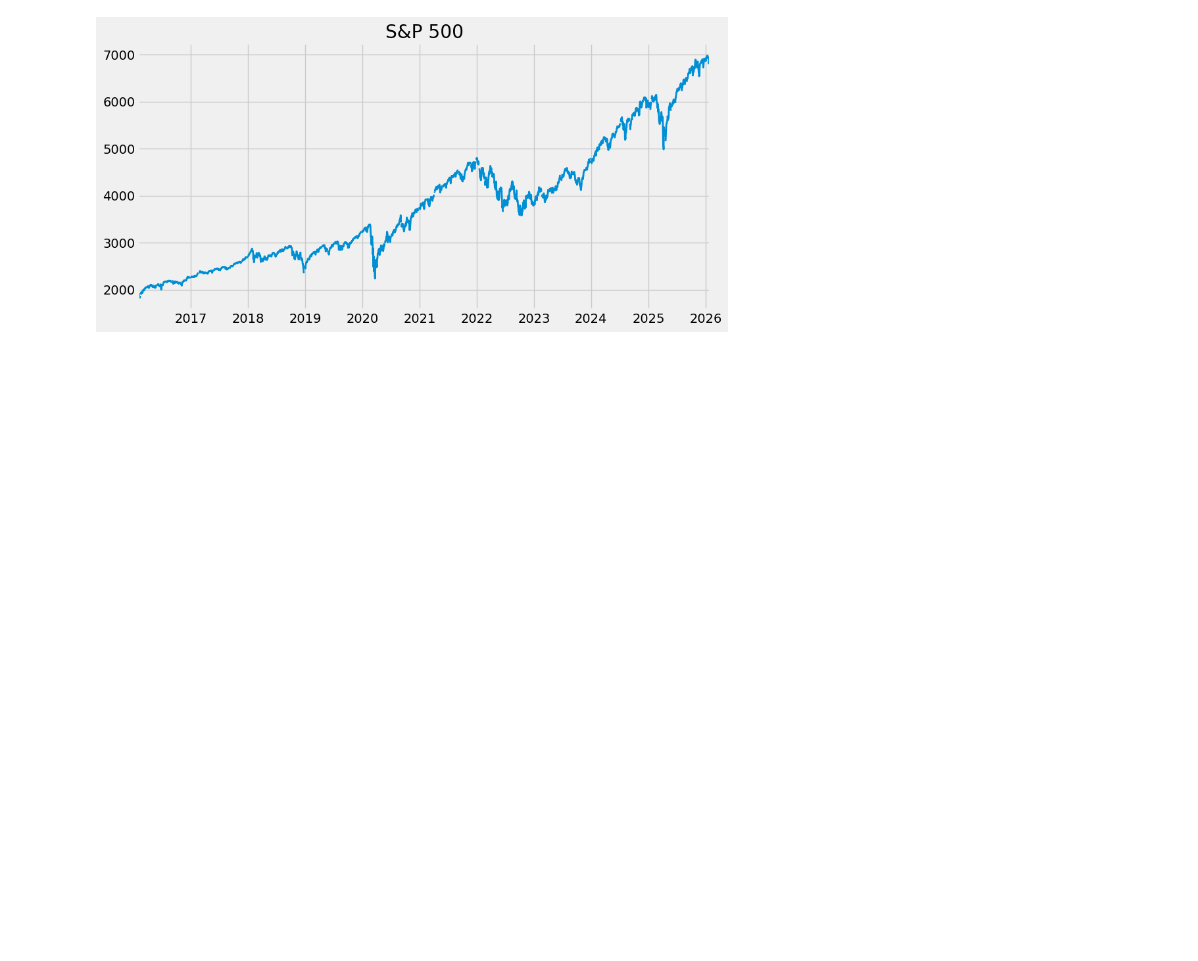
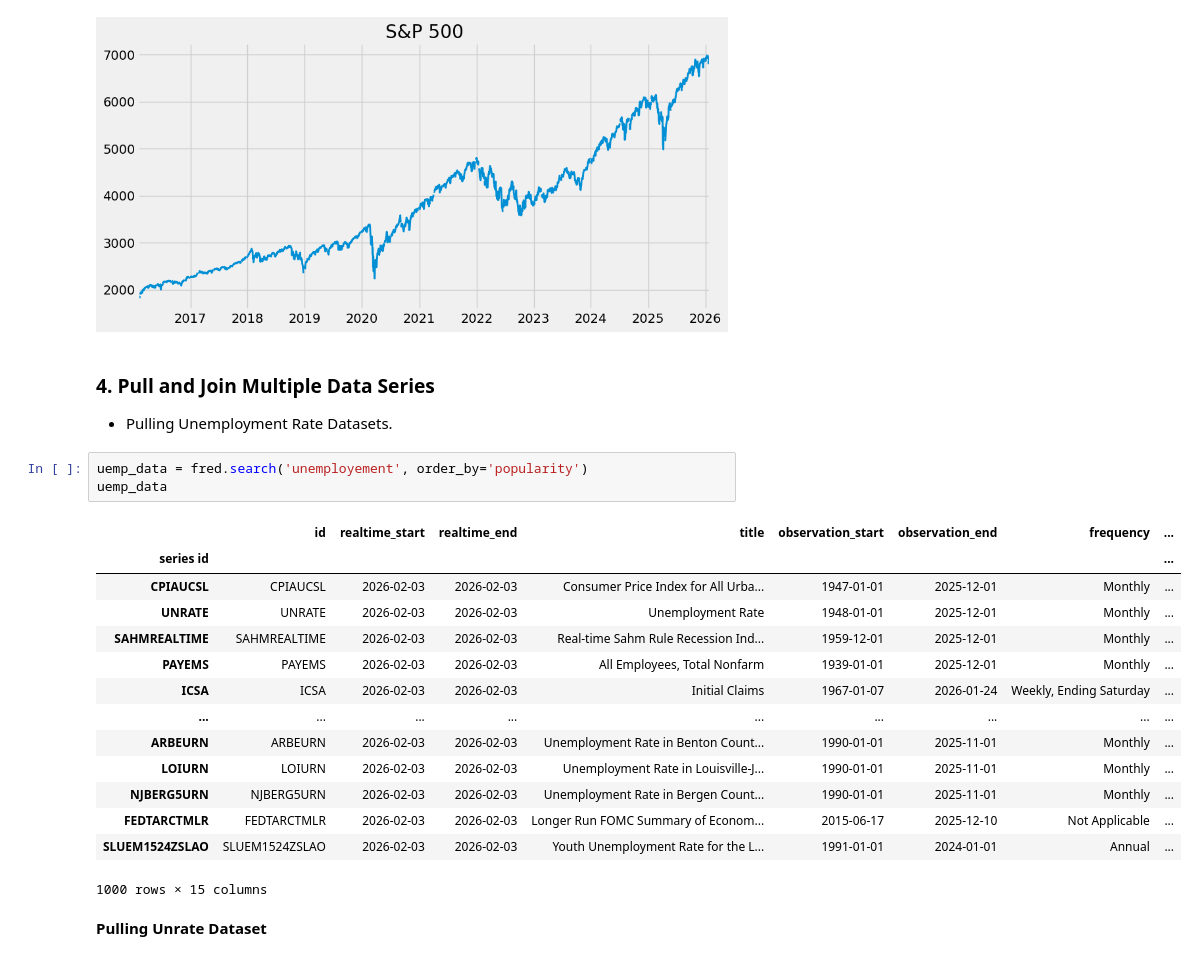
Before and after one commit to MoeedKhan-AMK/Economic-Data-Analysis-Project, a Jupyter notebook: analysis.ipynb, the cells around one changed output. Drawn from its saved outputs; the diff is of its cells as text; blank space fills up the shorter version.

```diff
--- a/analysis.ipynb
+++ b/analysis.ipynb
@@ -84,3 +84,26 @@ sp500_data.plot(figsize=(10,5), title='S&P 500', linewidth=2)
 # %% [output]
 <Axes: title={'center': 'S&P 500'}>
 [figure]
+# %% [markdown]
+### 4. Pull and Join Multiple Data Series
+- Pulling Unemployment Rate Datasets.
+# %%
+uemp_data = fred.search('unemployement', order_by='popularity')
+uemp_data
+# %% [output]
+|  | id | realtime_start | realtime_end | title | observation_start | observation_end | frequency | ... |
+| series id |  |  |  |  |  |  |  | ... |
+| CPIAUCSL | CPIAUCSL | 2026-02-03 | 2026-02-03 | Consumer Price Index for All Urba... | 1947-01-01 | 2025-12-01 | Monthly | ... |
+| UNRATE | UNRATE | 2026-02-03 | 2026-02-03 | Unemployment Rate | 1948-01-01 | 2025-12-01 | Monthly | ... |
+| SAHMREALTIME | SAHMREALTIME | 2026-02-03 | 2026-02-03 | Real-time Sahm Rule Recession Ind... | 1959-12-01 | 2025-12-01 | Monthly | ... |
+| PAYEMS | PAYEMS | 2026-02-03 | 2026-02-03 | All Employees, Total Nonfarm | 1939-01-01 | 2025-12-01 | Monthly | ... |
+| ICSA | ICSA | 2026-02-03 | 2026-02-03 | Initial Claims | 1967-01-07 | 2026-01-24 | Weekly, Ending Saturday | ... |
+| ... | ... | ... | ... | ... | ... | ... | ... | ... |
+| ARBEURN | ARBEURN | 2026-02-03 | 2026-02-03 | Unemployment Rate in Benton Count... | 1990-01-01 | 2025-11-01 | Monthly | ... |
+| LOIURN | LOIURN | 2026-02-03 | 2026-02-03 | Unemployment Rate in Louisville-J... | 1990-01-01 | 2025-11-01 | Monthly | ... |
+| NJBERG5URN | NJBERG5URN | 2026-02-03 | 2026-02-03 | Unemployment Rate in Bergen Count... | 1990-01-01 | 2025-11-01 | Monthly | ... |
+| FEDTARCTMLR | FEDTARCTMLR | 2026-02-03 | 2026-02-03 | Longer Run FOMC Summary of Econom... | 2015-06-17 | 2025-12-10 | Not Applicable | ... |
+| SLUEM1524ZSLAO | SLUEM1524ZSLAO | 2026-02-03 | 2026-02-03 | Youth Unemployment Rate for the L... | 1991-01-01 | 2024-01-01 | Annual | ... |
+1000 rows × 15 columns
+# %% [markdown]
+**Pulling Unrate Dataset**
```
Also changed, not shown: parts of 13 cells of this notebook.
